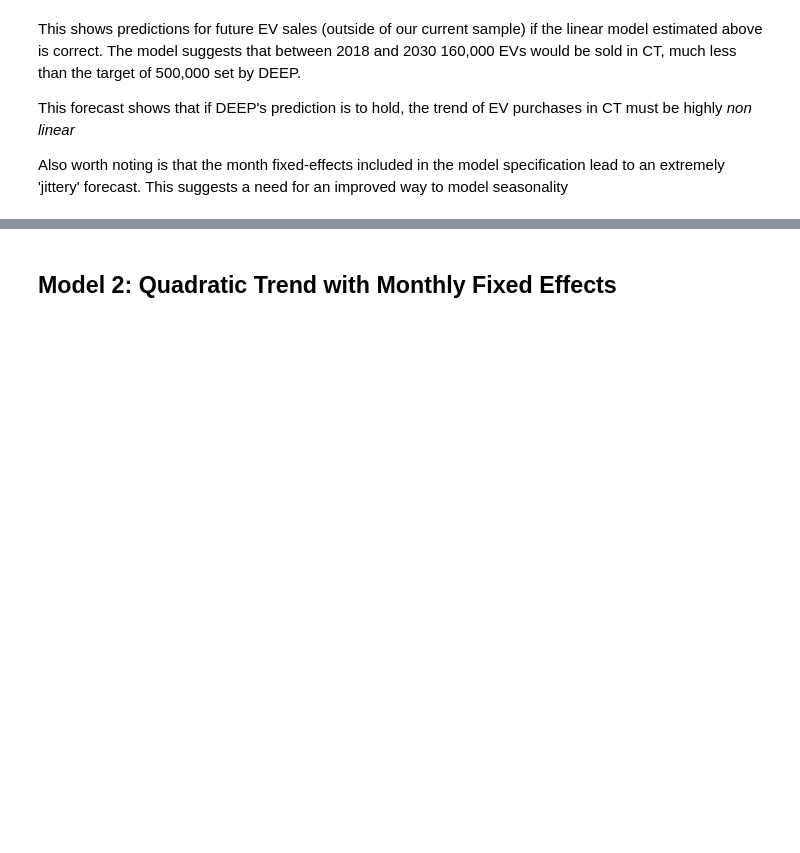
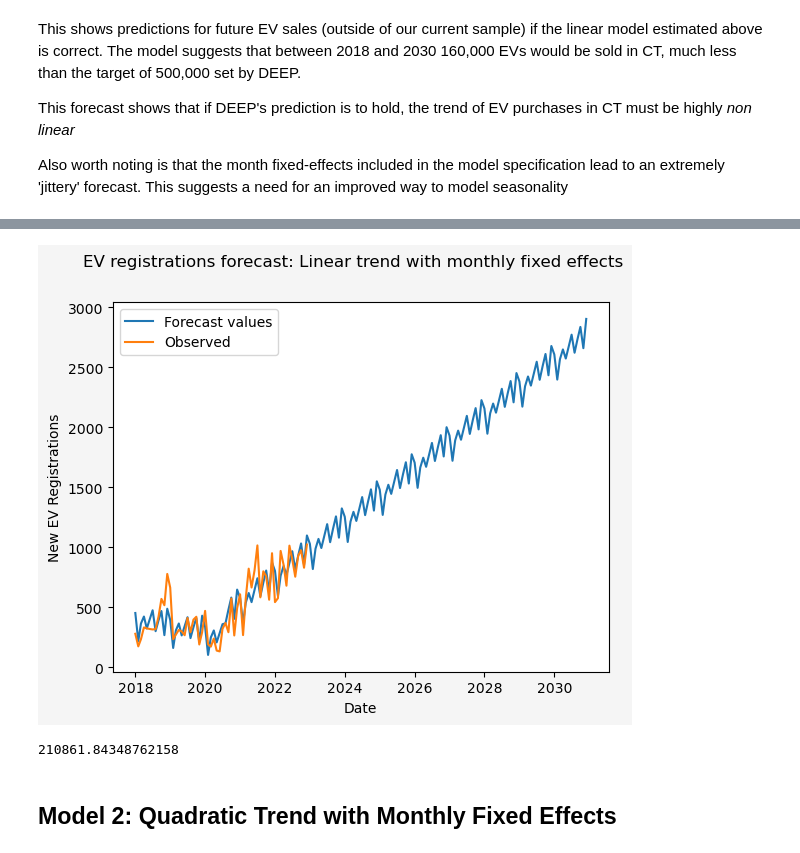
Before and after one commit to rajanoureddine/ctdot-tobin-yse, a Jupyter notebook: 4_forecasting/simple_forecast.ipynb, the cells around one changed output, grey strips where cells are left out. Saved outputs shown, nothing was run; the diff lists cells and outputs as text; code cells hidden in the pictures; blank space fills up the shorter version.

```diff
--- a/4_forecasting/simple_forecast.ipynb
+++ b/4_forecasting/simple_forecast.ipynb
@@ -126,6 +207,9 @@ predict_data = pd.concat([predict_data, predict_month_dummies], axis = 1)
 predict_data["day"] = 1
 
 dates = pd.to_datetime(predict_data[["year", "month", "day"]])
+
+predict_data.loc[dates > datetime.datetime(2020,7,1), "post_jun_2020"] = True
+predict_data.loc[~(dates > datetime.datetime(2020,7,1)), "post_jun_2020"] = False
 # %% [markdown]
 # Grouped Analysis (All ZIP codes)
 # %% [markdown]
@@ -327,3 +462,30 @@ Also worth noting is that the month fixed-effects included in the model specific
+# %%
+# Create forecast
+forecast_1a = lsdv_model_results_1a.predict(predict_data)
+# %%
+# Create figure
+fig, ax = plt.subplots(nrows =1, ncols = 1, facecolor = 'whitesmoke')
+
+# Plot and add axes
+ax.plot(dates, forecast_1a, label = 'Forecast values')
+ax.plot(ev_sales_zip_grouped["date"], ev_sales_zip_grouped_dummies["VEH_COUNT"], label = 'Observed')
+ax.set_xlabel("Date")
+ax.set_ylabel("New EV Registrations")
+
+# Add legend
+ax.legend(loc= 'best')
+
+# Add title
+plt.suptitle("EV registrations forecast: Linear trend with monthly fixed effects")
+
+# Show
+plt.show()
+# %% [output]
+[figure, added]
+# %%
+forecast_1a.sum()
+# %% [output]
+210861.84348762158
 # %% [markdown]
 ## Model 2: Quadratic Trend with Monthly Fixed Effects
 # %% [markdown]
```
Also changed, not shown: parts of 28 cells of this notebook.
